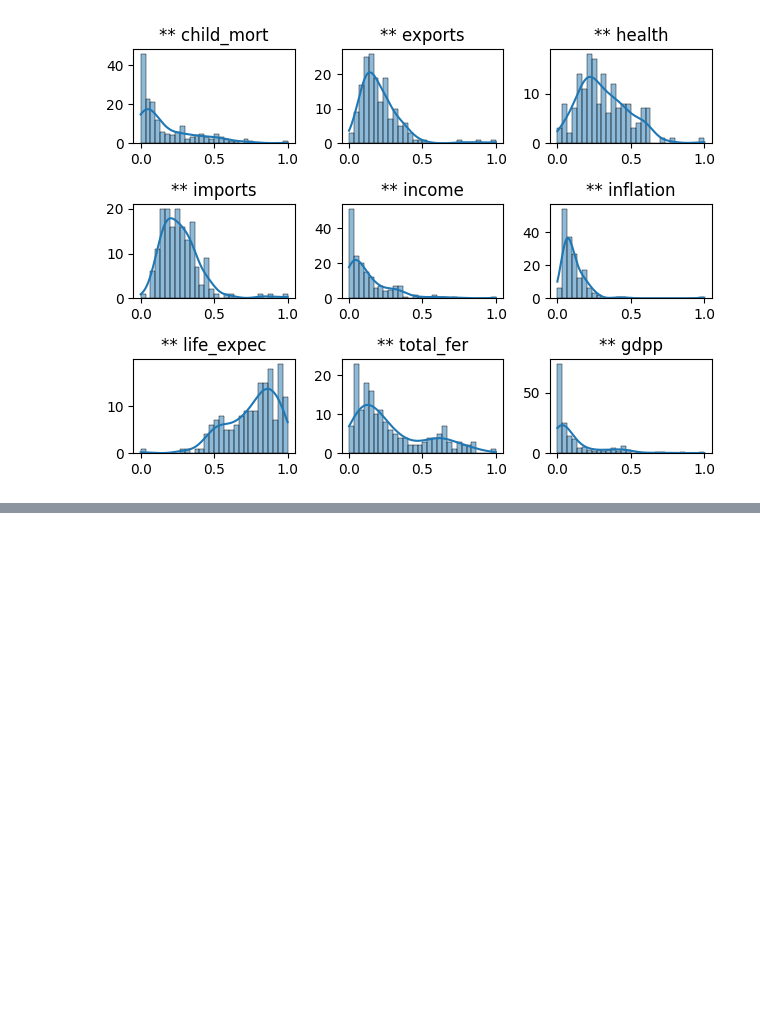
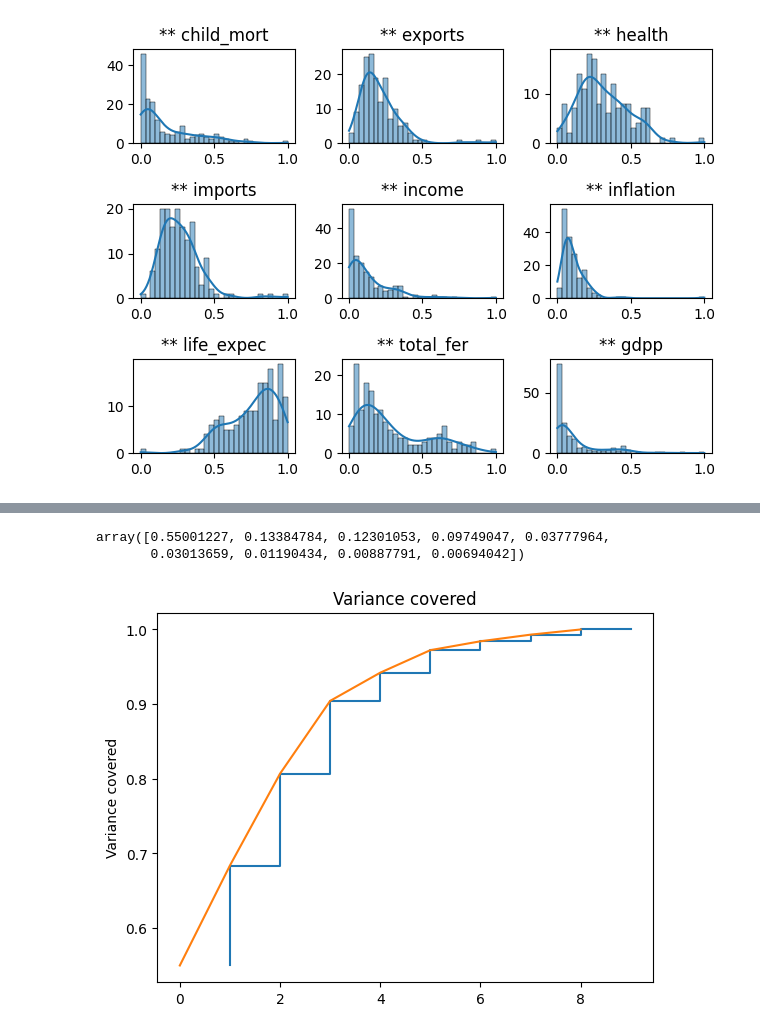
Before and after one commit to ADEOYE-MARY25/ml, a Jupyter notebook: unsupervised_project/unspervised_country_dataset.ipynb, the cells around one changed output, grey strips where cells are left out. Cells and saved outputs as stored; diff of their text form; code cells hidden in the pictures; blank space fills up the shorter version.

```diff
--- a/unsupervised_project/unspervised_country_dataset.ipynb
+++ b/unsupervised_project/unspervised_country_dataset.ipynb
@@ -181,0 +194,13 @@ pca_data = pd.DataFrame(pca.fit_transform(data))
+# %%
+pca.explained_variance_ratio_
+# %% [output]
+array([0.55001227, 0.13384784, 0.12301053, 0.09749047, 0.03777964,
+       0.03013659, 0.01190434, 0.00887791, 0.00694042])
+# %%
+plt.step(list(range(1,10)), np.cumsum(pca.explained_variance_ratio_))
+plt.plot(np.cumsum(pca.explained_variance_ratio_))
+plt.ylabel("Variance covered")
+plt.title("Variance covered")
+plt.show()
+# %% [output]
+[figure, added]
```
Also changed, not shown: parts of 5 cells of this notebook.
